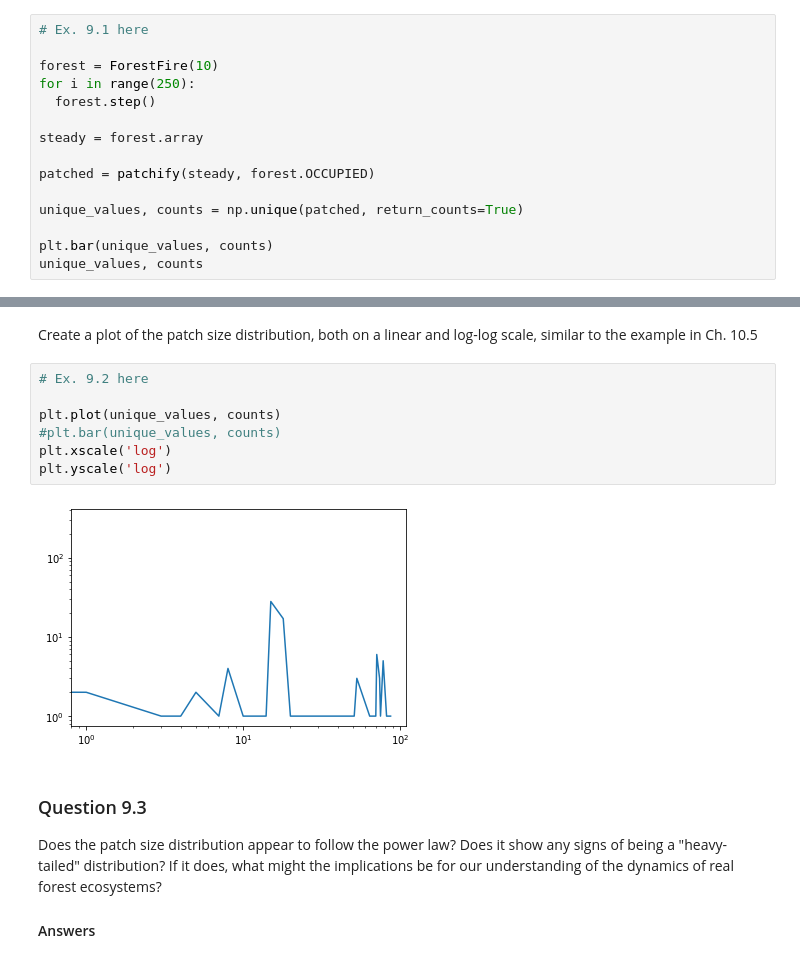
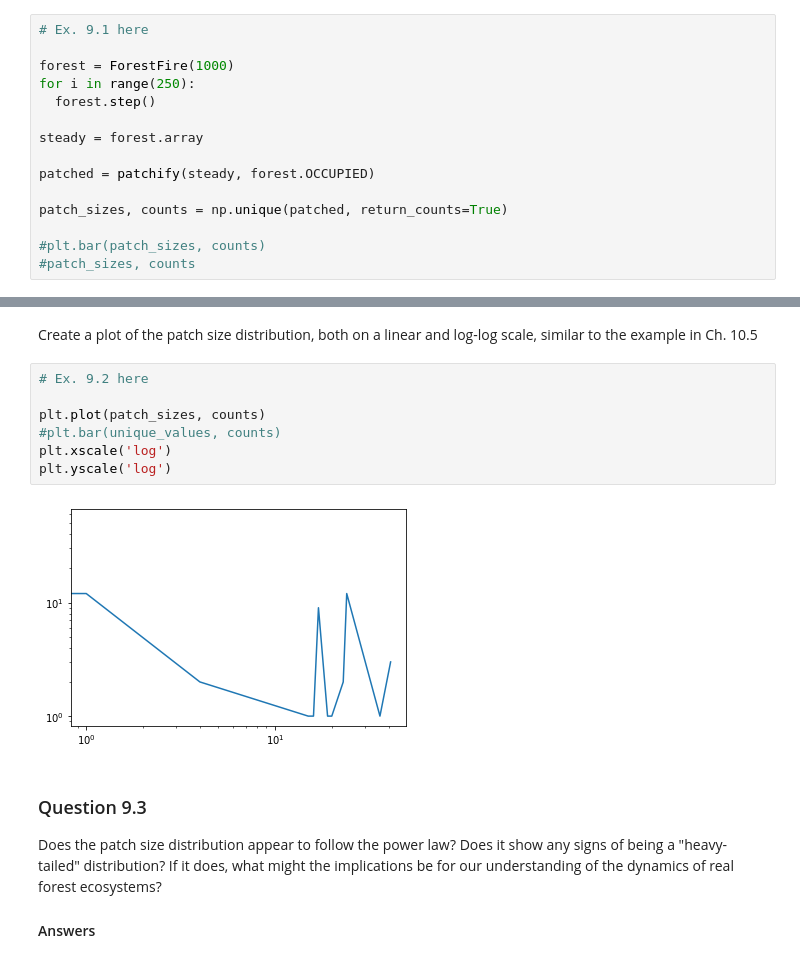
Before and after one commit to owengenge/cap-comp215, a Jupyter notebook: labs/lab07.ipynb, the cells around one changed output, grey strips where cells are left out. Drawn from its saved outputs; the diff is of its cells as text.

```diff
--- a/labs/lab07.ipynb
+++ b/labs/lab07.ipynb
@@ -401,7 +401,7 @@ You could feed the raw patch-size count data to [pyplot.hist](https://matplotlib
 # %%
 # Ex. 9.1 here
 
-forest = ForestFire(10)
+forest = ForestFire(1000)
 for i in range(250):
   forest.step()
 
@@ -409,8 +409,8 @@ steady = forest.array
 
 patched = patchify(steady, forest.OCCUPIED)
 
-unique_values, counts = np.unique(patched, return_counts=True)
+patch_sizes, counts = np.unique(patched, return_counts=True)
 
-plt.bar(unique_values, counts)
-unique_values, counts
+#plt.bar(patch_sizes, counts)
+#patch_sizes, counts
 # %% [output]
@@ -429,12 +427,12 @@ Create a plot of the patch size distribution, both on a linear and log-log scale
 # %%
 # Ex. 9.2 here
 
-plt.plot(unique_values, counts)
+plt.plot(patch_sizes, counts)
 #plt.bar(unique_values, counts)
 plt.xscale('log')
 plt.yscale('log')
 # %% [output]
-[figure, old version]
+[figure, new version]
 # %% [markdown]
 ### Question 9.3
 
```
Also changed, not shown: parts of 1 cell of this notebook.
